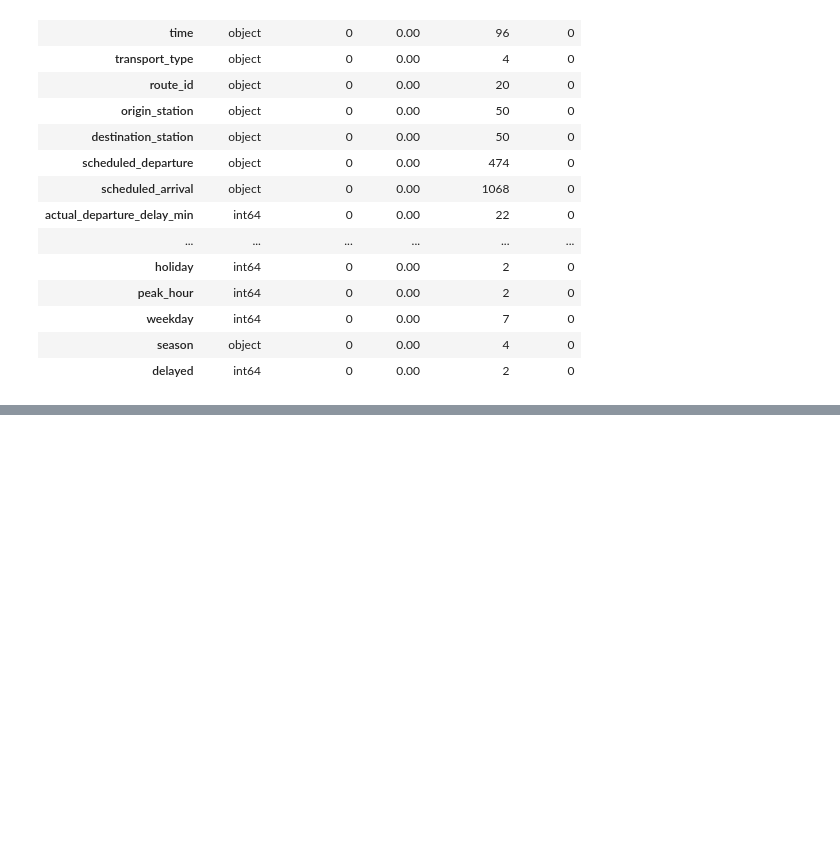
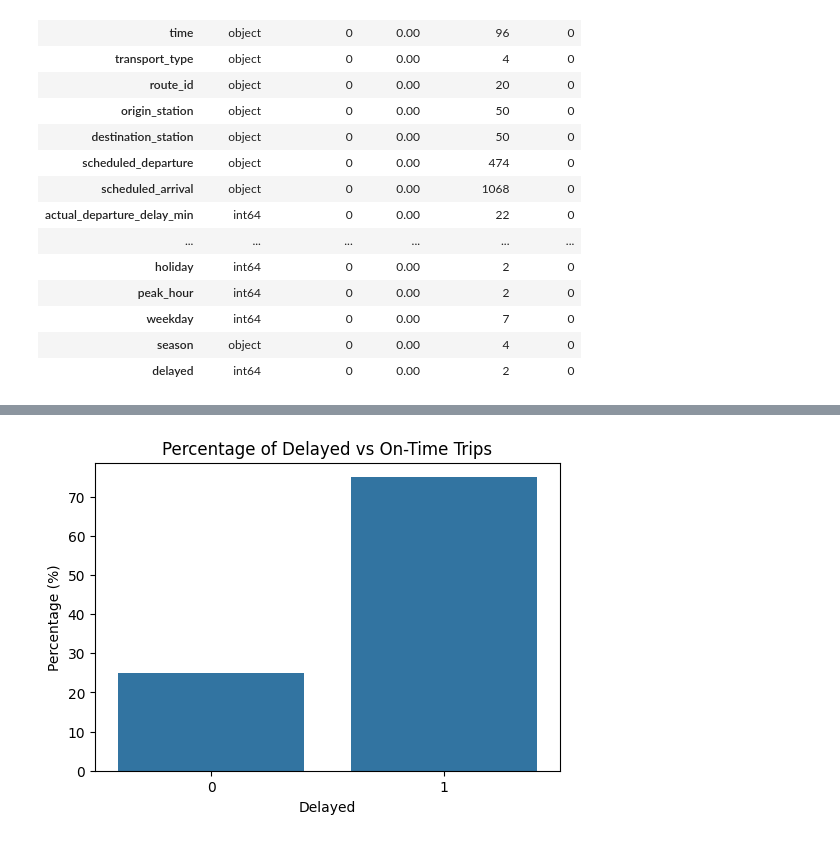
Before and after one commit to srisathvika/Public-Transport-Delay-Prediction, a Jupyter notebook: notebooks/01_Data_Understanding_and_EDA.ipynb, the cells around one changed output, grey strips where cells are left out. Cells and saved outputs as stored; diff of their text form; code cells hidden in the pictures; blank space fills up the shorter version.

```diff
--- a/notebooks/01_Data_Understanding_and_EDA.ipynb
+++ b/notebooks/01_Data_Understanding_and_EDA.ipynb
@@ -229,0 +411,25 @@ report
+# %%
+target_percentage = (
+    df['delayed']
+    .value_counts(normalize=True)
+    .mul(100)
+    .reset_index()
+)
+
+target_percentage.columns = ['Delayed', 'Percentage']
+
+plt.figure(figsize=(6, 4))
+
+sns.barplot(
+    data=target_percentage,
+    x='Delayed',
+    y='Percentage'
+)
+
+plt.title('Percentage of Delayed vs On-Time Trips')
+plt.ylabel('Percentage (%)')
+plt.xlabel('Delayed')
+
+plt.show()
+# %% [output]
+[figure, added]
```
Also changed, not shown: parts of 20 cells of this notebook.
